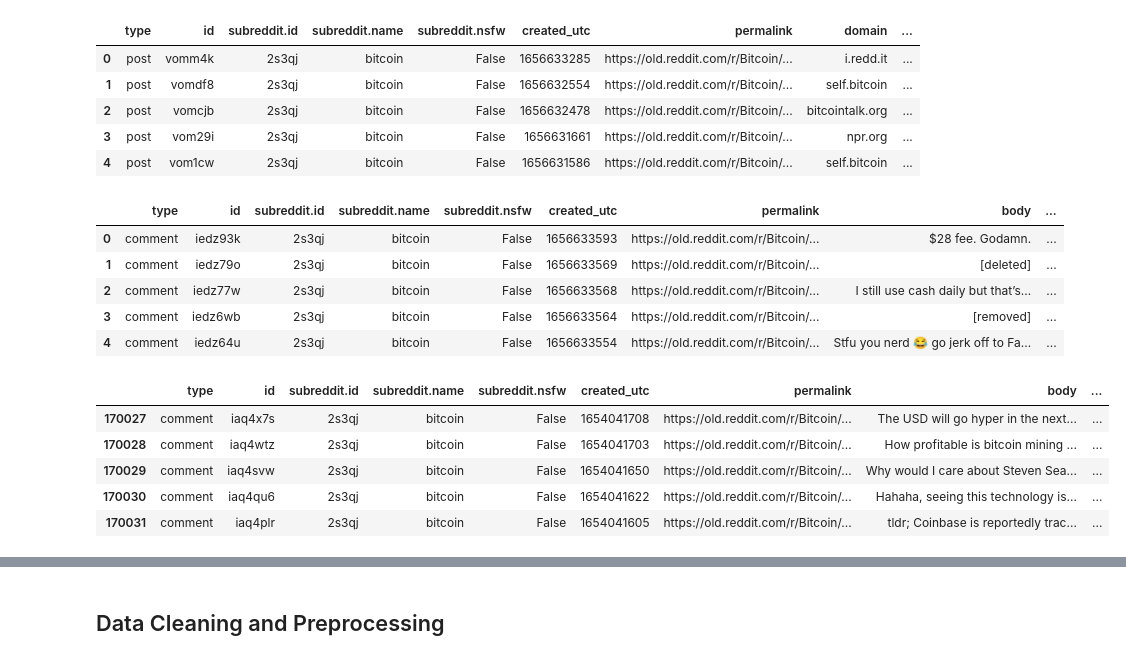
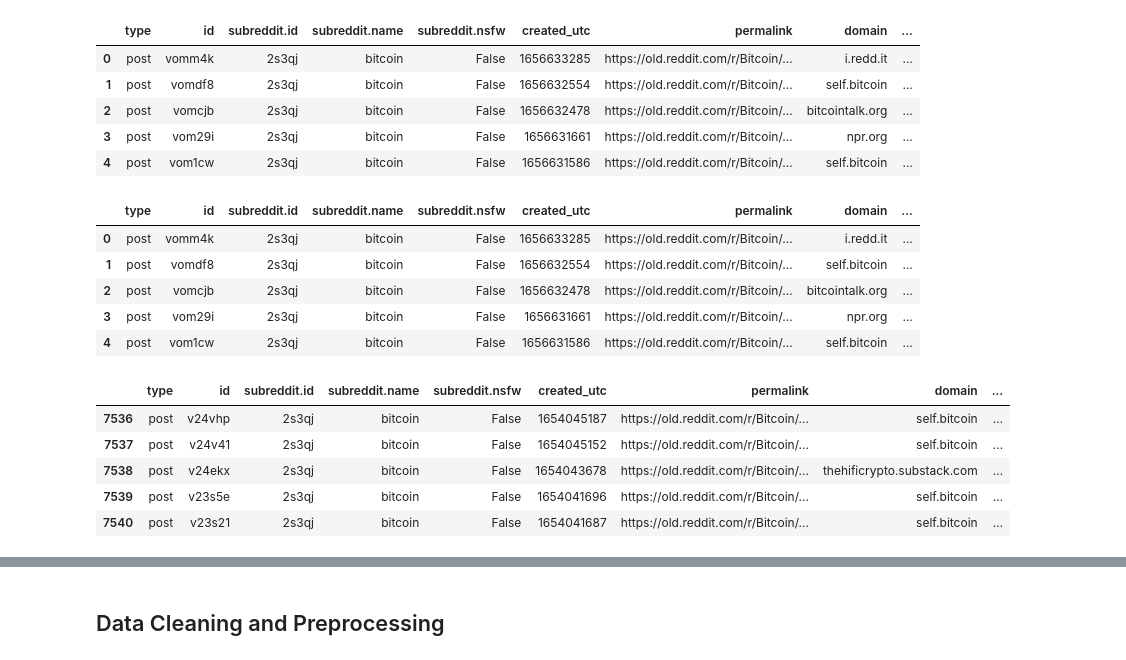
Before and after one commit to BrysonShitsukane77/Bitcoin-Sentiment-Analysis, a Jupyter notebook: BTC Sentiment Analysis.ipynb, the cells around one changed output, grey strips where cells are left out. Cells and saved outputs as stored; diff of their text form; code cells hidden in the pictures.

```diff
--- a/BTC Sentiment Analysis.ipynb
+++ b/BTC Sentiment Analysis.ipynb
@@ -145,8 +156,8 @@ df.sample(5)
 # %%
 #Load the posts dataset
 
-df1 = pd.read_csv("Data/reddit-r-bitcoin-data-for-jun-2022-posts.csv")
-df1.head(5)
+post_df = pd.read_csv("Data/reddit-r-bitcoin-data-for-jun-2022-posts.csv")
+post_df.head(5)
 # %% [output]
 |  | type | id | subreddit.id | subreddit.name | subreddit.nsfw | created_utc | permalink | domain | ... |
 | 0 | post | vomm4k | 2s3qj | bitcoin | False | 1656633285 | https://old.reddit.com/r/Bitcoin/... | i.redd.it | ... |
@@ -155,20 +166,20 @@ df1.head(5)
 | 3 | post | vom29i | 2s3qj | bitcoin | False | 1656631661 | https://old.reddit.com/r/Bitcoin/... | npr.org | ... |
 | 4 | post | vom1cw | 2s3qj | bitcoin | False | 1656631586 | https://old.reddit.com/r/Bitcoin/... | self.bitcoin | ... |
 # %%
-df.head(5)
+post_df.head(5)
 # %% [output]
-|  | type | id | subreddit.id | subreddit.name | subreddit.nsfw | created_utc | permalink | body | ... |
-| 0 | comment | iedz93k | 2s3qj | bitcoin | False | 1656633593 | https://old.reddit.com/r/Bitcoin/... | $28 fee. Godamn. | ... |
-| 1 | comment | iedz79o | 2s3qj | bitcoin | False | 1656633569 | https://old.reddit.com/r/Bitcoin/... | [deleted] | ... |
-| 2 | comment | iedz77w | 2s3qj | bitcoin | False | 1656633568 | https://old.reddit.com/r/Bitcoin/... | I still use cash daily but that’s... | ... |
-| 3 | comment | iedz6wb | 2s3qj | bitcoin | False | 1656633564 | https://old.reddit.com/r/Bitcoin/... | [removed] | ... |
-| 4 | comment | iedz64u | 2s3qj | bitcoin | False | 1656633554 | https://old.reddit.com/r/Bitcoin/... | Stfu you nerd 😂 go jerk off to Fa... | ... |
+|  | type | id | subreddit.id | subreddit.name | subreddit.nsfw | created_utc | permalink | domain | ... |
+| 0 | post | vomm4k | 2s3qj | bitcoin | False | 1656633285 | https://old.reddit.com/r/Bitcoin/... | i.redd.it | ... |
+| 1 | post | vomdf8 | 2s3qj | bitcoin | False | 1656632554 | https://old.reddit.com/r/Bitcoin/... | self.bitcoin | ... |
+| 2 | post | vomcjb | 2s3qj | bitcoin | False | 1656632478 | https://old.reddit.com/r/Bitcoin/... | bitcointalk.org | ... |
+| 3 | post | vom29i | 2s3qj | bitcoin | False | 1656631661 | https://old.reddit.com/r/Bitcoin/... | npr.org | ... |
+| 4 | post | vom1cw | 2s3qj | bitcoin | False | 1656631586 | https://old.reddit.com/r/Bitcoin/... | self.bitcoin | ... |
 # %%
-df.tail(5)
+post_df.tail(5)
 # %% [output]
-|  | type | id | subreddit.id | subreddit.name | subreddit.nsfw | created_utc | permalink | body | ... |
-| 170027 | comment | iaq4x7s | 2s3qj | bitcoin | False | 1654041708 | https://old.reddit.com/r/Bitcoin/... | The USD will go hyper in the next... | ... |
-| 170028 | comment | iaq4wtz | 2s3qj | bitcoin | False | 1654041703 | https://old.reddit.com/r/Bitcoin/... | How profitable is bitcoin mining ... | ... |
-| 170029 | comment | iaq4svw | 2s3qj | bitcoin | False | 1654041650 | https://old.reddit.com/r/Bitcoin/... | Why would I care about Steven Sea... | ... |
-| 170030 | comment | iaq4qu6 | 2s3qj | bitcoin | False | 1654041622 | https://old.reddit.com/r/Bitcoin/... | Hahaha, seeing this technology is... | ... |
-| 170031 | comment | iaq4plr | 2s3qj | bitcoin | False | 1654041605 | https://old.reddit.com/r/Bitcoin/... | tldr; Coinbase is reportedly trac... | ... |
+|  | type | id | subreddit.id | subreddit.name | subreddit.nsfw | created_utc | permalink | domain | ... |
+| 7536 | post | v24vhp | 2s3qj | bitcoin | False | 1654045187 | https://old.reddit.com/r/Bitcoin/... | self.bitcoin | ... |
+| 7537 | post | v24v41 | 2s3qj | bitcoin | False | 1654045152 | https://old.reddit.com/r/Bitcoin/... | self.bitcoin | ... |
+| 7538 | post | v24ekx | 2s3qj | bitcoin | False | 1654043678 | https://old.reddit.com/r/Bitcoin/... | thehificrypto.substack.com | ... |
+| 7539 | post | v23s5e | 2s3qj | bitcoin | False | 1654041696 | https://old.reddit.com/r/Bitcoin/... | self.bitcoin | ... |
+| 7540 | post | v23s21 | 2s3qj | bitcoin | False | 1654041687 | https://old.reddit.com/r/Bitcoin/... | self.bitcoin | ... |
```
Also changed, not shown: parts of 15 cells of this notebook.
